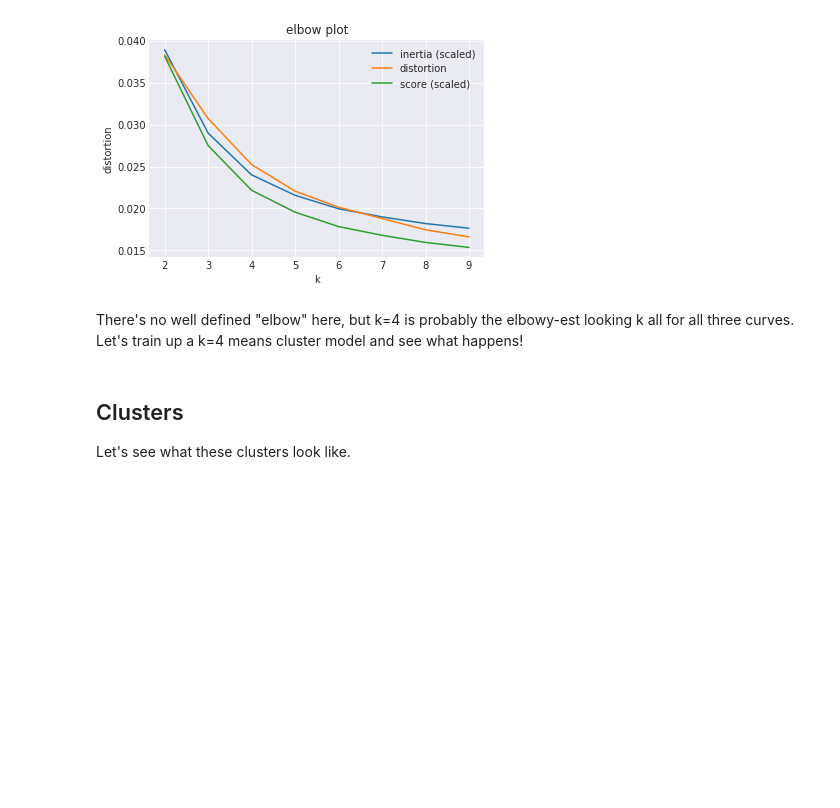
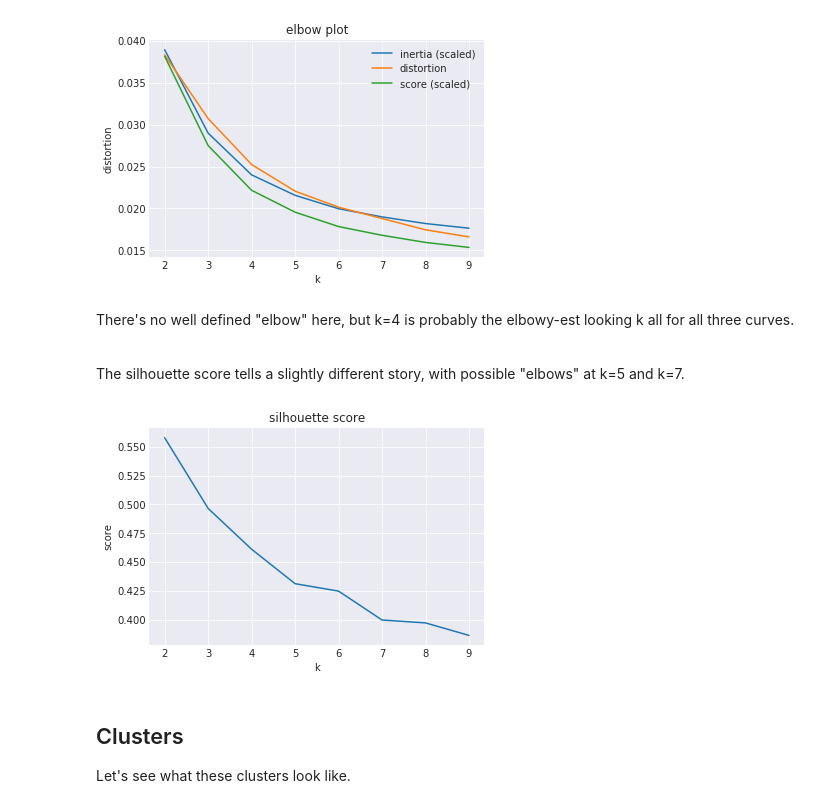
Before and after one commit to AlliedToasters/clustering_drills, a Jupyter notebook: runners.ipynb, the cells around one changed output. Cells and saved outputs as stored; diff of their text form; code cells hidden in the pictures; blank space fills up the shorter version.

Commit message:
add silhouette scores

```diff
--- a/runners.ipynb
+++ b/runners.ipynb
@@ -109,15 +110,20 @@ The KMeans cluster analysis can give any number of clusters, so it's important t
 
 The idea with the "elbow plot" is to look for k such that additional k provide little additional benefit. (I rescale and flip around these values so we can look at them next to each other.)
 # %%
+X = features[['splits1', 'splits2', 'age']]
 inrts = []
 ks = []
 distortions = []
 scores = []
+silhouette = []
 for k in range(2, 10):
     ks.append(k)
     clstr = KMeans(n_clusters=k, random_state=k*k)
-    X = features[['splits1', 'splits2', 'age']]
-    clstr = clstr.fit(X)
+    preds = clstr.fit_predict(X)
     inrts.append(clstr.inertia_)
     distortions.append(sum(np.min(cdist(X, clstr.cluster_centers_, 'euclidean'), axis=1)) / X.shape[0])
     scores.append(clstr.score(X))
+    del clstr
+    print('computing silhouette score for k={}.'.format(k))
+    silhouette.append(silhouette_score(X, preds))
+    print('done!')
@@ -133,7 +156,17 @@ plt.show();
 # %% [output]
 [figure]
 # %% [markdown]
-There's no well defined "elbow" here, but k=4 is probably the elbowy-est looking k all for all three curves. Let's train up a k=4 means cluster model and see what happens!
+There's no well defined "elbow" here, but k=4 is probably the elbowy-est looking k all for all three curves.
+
+<br>The silhouette score tells a slightly different story, with possible "elbows" at k=5 and k=7.
+# %%
+plt.plot(ks, silhouette);
+plt.title('silhouette score')
+plt.xlabel('k')
+plt.ylabel('score')
+plt.show();
+# %% [output]
+[figure, added]
 # %%
 clstr = KMeans(n_clusters=4, random_state=42)
 clstr = clstr.fit(features)
```
Also changed, not shown: parts of 6 cells of this notebook.
